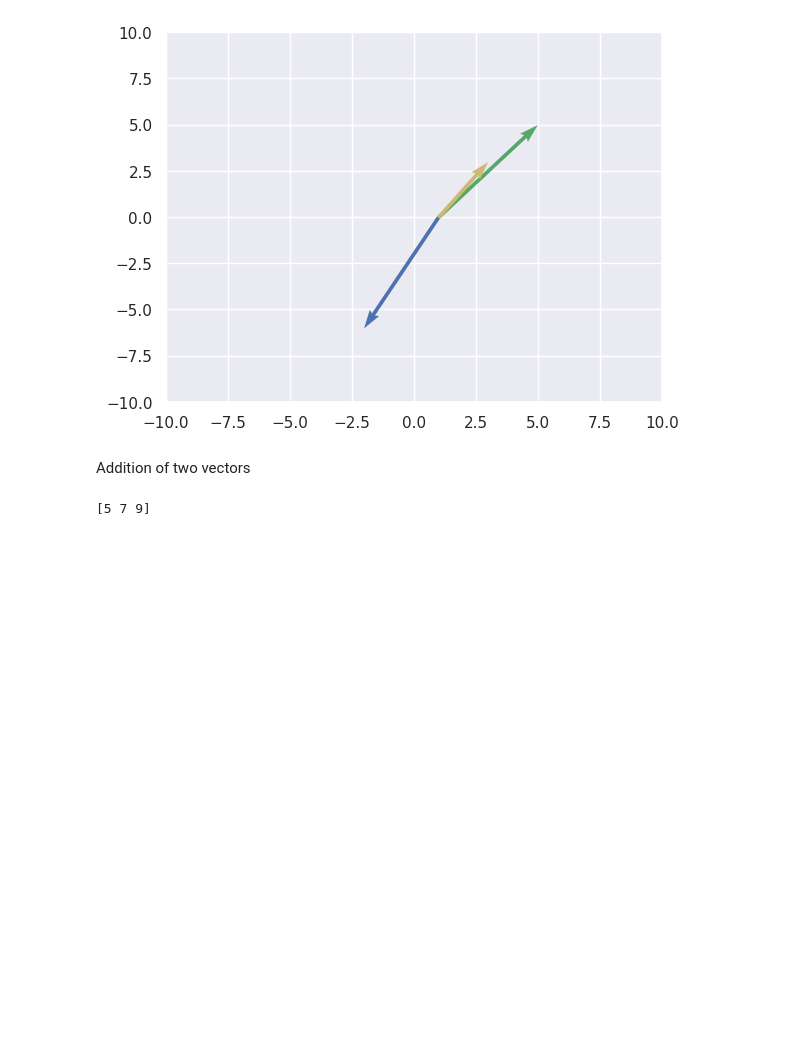
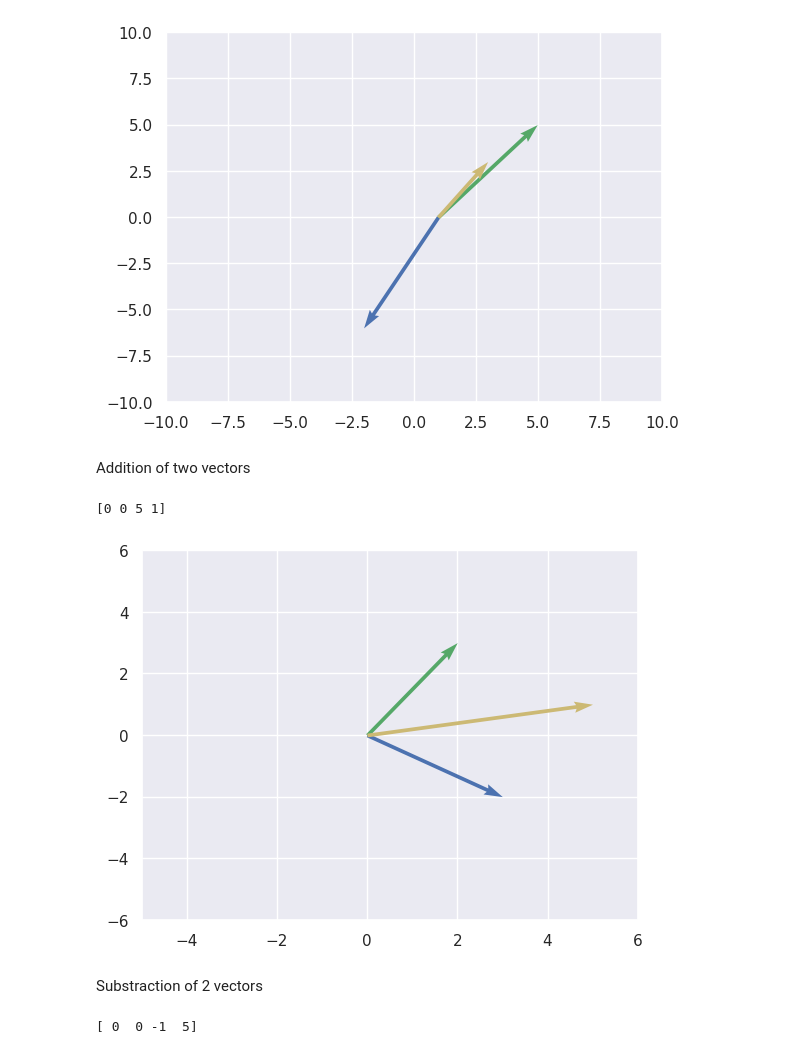
Before and after one commit to Meigi09/data-science-journey, a Jupyter notebook: vector.ipynb, the cells around one changed output. Saved outputs shown, nothing was run; the diff lists cells and outputs as text; code cells hidden in the pictures; blank space fills up the shorter version.

```diff
--- a/vector.ipynb
+++ b/vector.ipynb
@@ -21,10 +21,29 @@ plt.show()
 # %% [markdown]
 Addition of two vectors
 # %%
-vector_1 = np.asarray([1,2,3])
-vector_2 = np.asarray([4,5,6])
+vector_1 = np.asarray([0,0,2,3])
+vector_2 = np.asarray([0,0,3,-2])
 sum = vector_1+vector_2
 
 print(sum)
 # %% [output]
-[5 7 9]
+[0 0 5 1]
+# %%
+plt.quiver(0,0,2,3,angles='xy',scale_units='xy',scale=1,color='g')
+plt.quiver(0,0,3,-2,angles='xy',scale_units='xy',scale=1,color='b')
+plt.quiver(0,0,5,1,angles='xy',scale_units='xy',scale=1,color='y')
+plt.xlim(-5,6)
+plt.ylim(-6,6)
+plt.show()
+# %% [output]
+[figure, added]
+# %% [markdown]
+Substraction of 2 vectors
+# %%
+vector_1 = np.asarray([0,0,2,3])
+vector_2 = np.asarray([0,0,3,-2])
+diff = vector_1 - vector_2
+
+print(diff)
+# %% [output]
+[ 0  0 -1  5]
```
Also changed, not shown: parts of 4 cells of this notebook.
